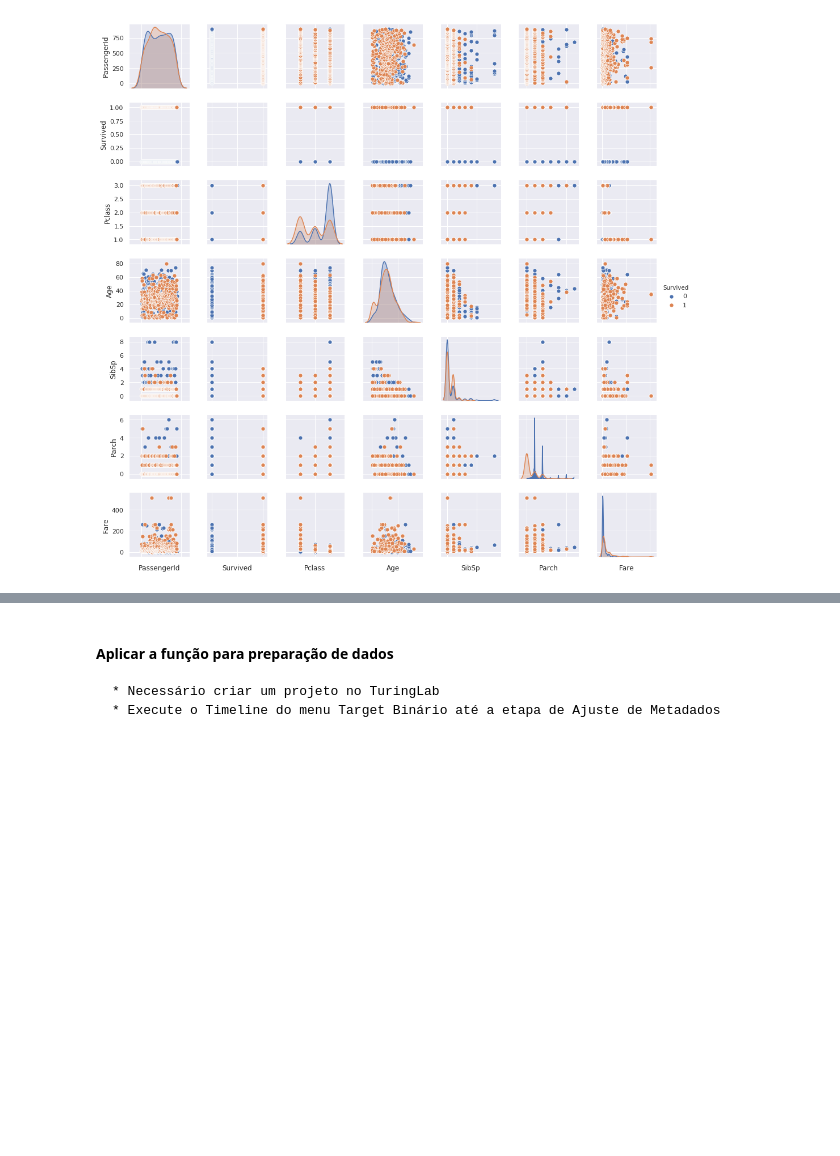
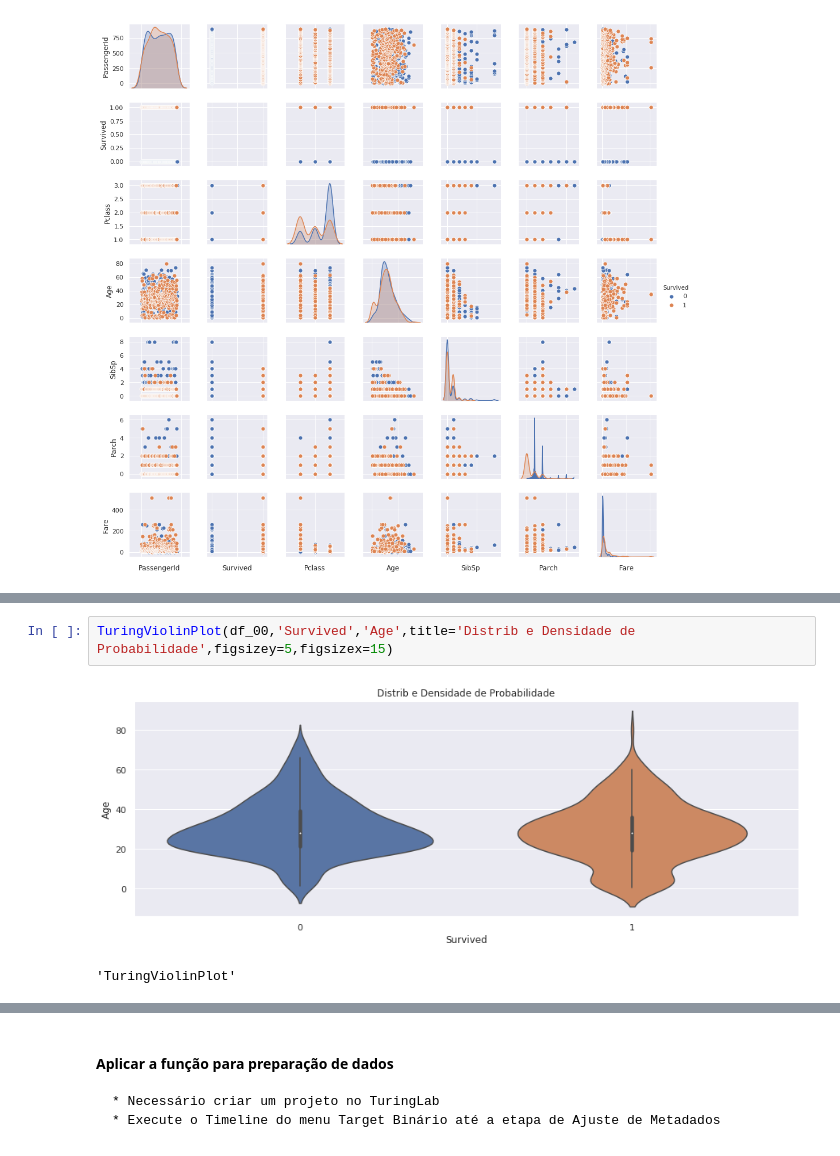
Before and after one commit to brunojardim/Treinamento-BigData-TuringLab, a Jupyter notebook: Dia01/Dia_01_Explorando_Tabela_Titanic_Kaggle.ipynb, the cells around one changed output, grey strips where cells are left out. Drawn from its saved outputs; the diff is of its cells as text; blank space fills up the shorter version.

```diff
--- a/Dia01/Dia_01_Explorando_Tabela_Titanic_Kaggle.ipynb
+++ b/Dia01/Dia_01_Explorando_Tabela_Titanic_Kaggle.ipynb
@@ -71,0 +82,5 @@ TuringDVPairPlot(df_00,targetname='Survived',sizegraph=2,plot_s = 50)
+# %%
+TuringViolinPlot(df_00,'Survived','Age',title='Distrib e Densidade de Probabilidade',figsizey=5,figsizex=15)
+# %% [output]
+[figure, added]
+'TuringViolinPlot'
```
Also changed, not shown: parts of 6 cells of this notebook.
